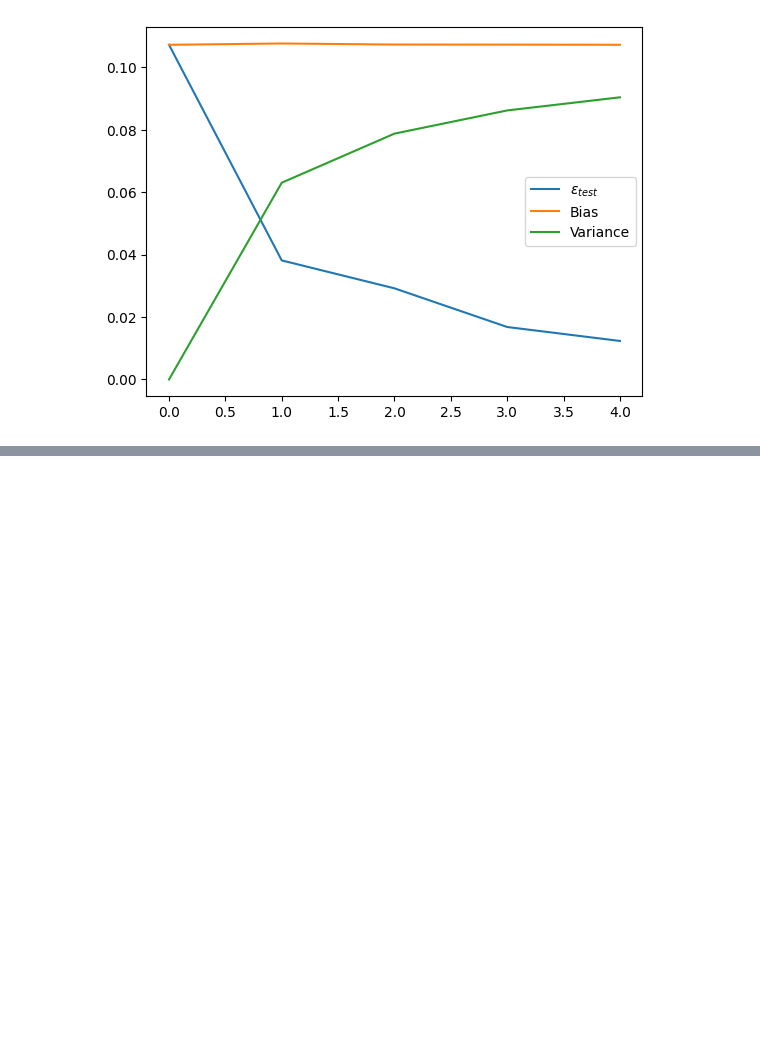
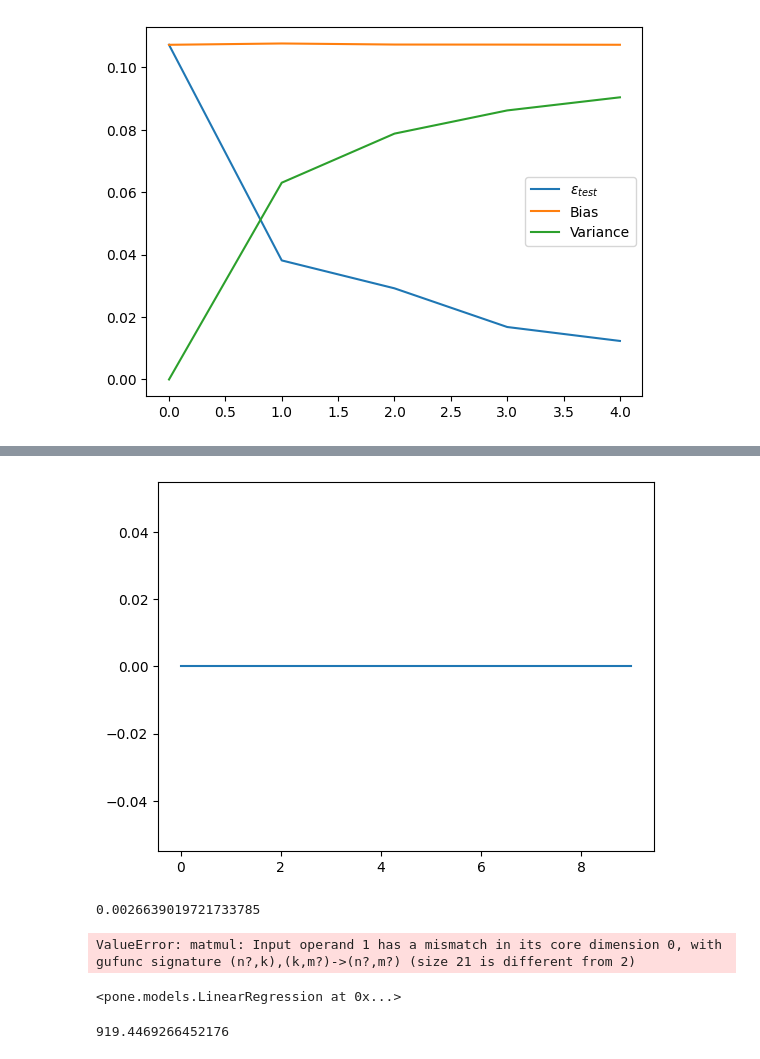
Before and after one commit to jovidie/FYS-STK4155, a Jupyter notebook: project-1/notebooks/exploration.ipynb, the cells around one changed output, grey strips where cells are left out. Saved outputs shown, nothing was run; the diff lists cells and outputs as text; code cells hidden in the pictures; blank space fills up the shorter version.

```diff
--- a/project-1/notebooks/exploration.ipynb
+++ b/project-1/notebooks/exploration.ipynb
@@ -99,0 +168,26 @@ plt.show()
+# %%
+x1, x2, y = create_terrain_data(20, 'n34_e135_1arc_v3.tif')
+model = OLSRegression()
+# %%
+y_scaled = (y - np.min(y)) / (np.max(y) - np.min(y))
+# %%
+degrees = np.arange(10)
+error = np.zeros_like(degrees)
+# %%
+from sklearn.metrics import mean_squared_error
+
+
+for p in degrees:
+    X = design_matrix(x1, x2, p)
+    X_train, X_test, y_train, y_test = train_test_split(X, y_scaled, test_size=0.2)
+
+    model.fit(X_train, y_train)
+    y_pred = model.predict(X_test)
+
+    error[p] = mse(y_test, y_pred)
+# %%
+fig, ax = plt.subplots()
+ax.plot(degrees, error)
+plt.show()
+# %% [output]
+[figure, added]
@@ -99,0 +204,22 @@ plt.show()
+# %%
+mse(y_test, y_pred)
+# %% [output]
+0.0026639019721733785
+# %%
+X_real = np.column_stack((x1, x2))
+y_real = model.predict(X_real)
+# %% [output]
+ValueError: matmul: Input operand 1 has a mismatch in its core dimension 0, with gufunc signature (n?,k),(k,m?)->(n?,m?) (size 21 is different from 2)
+# %%
+X = np.column_stack((x1, x2))
+X_train, X_test, y_train, y_test = train_test_split(X, y, test_size=0.2)
+
+model = OLSRegression()
+model.fit(X_train, y_train)
+# %% [output]
+<pone.models.LinearRegression at 0x...>
+# %%
+y_pred = model.predict(X_test)
+mse(y_test, y_pred)
+# %% [output]
+919.4469266452176
```
Also changed, not shown: parts of 8 cells of this notebook.
